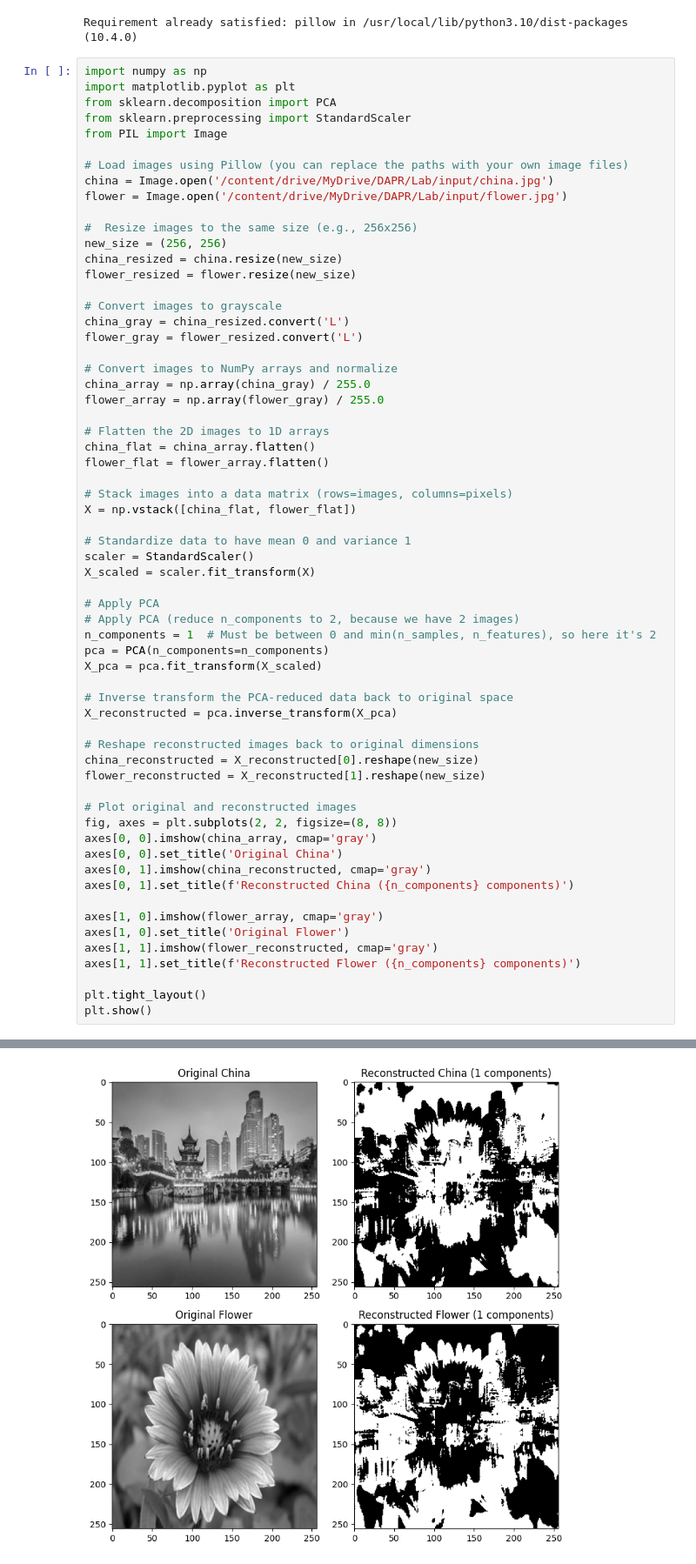
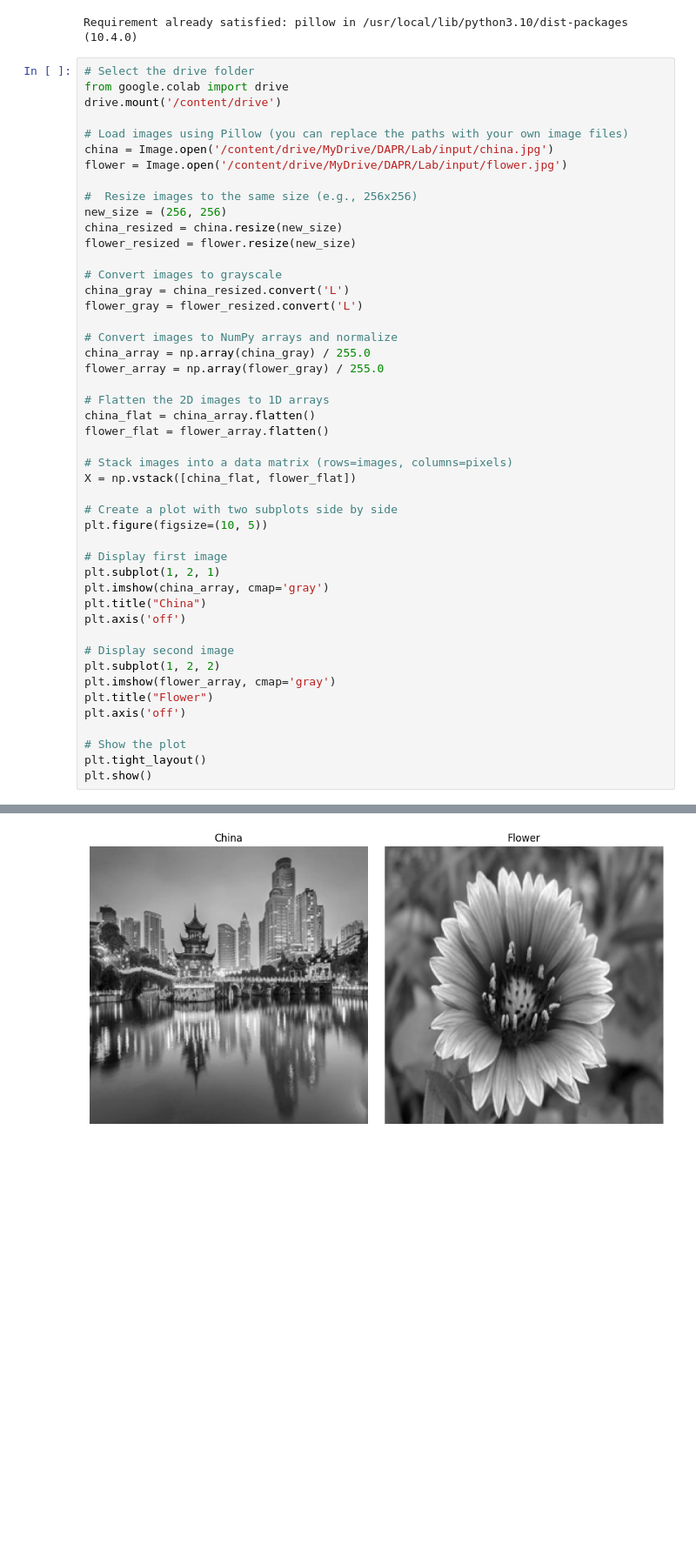
Before and after one commit to xtianu/temporal_DAPR, a Jupyter notebook: Example_1_PCA_on_Images.ipynb, the cells around one changed output, grey strips where cells are left out. Shown: that part at 87% size. Cells and saved outputs as stored; diff of their text form; blank space fills up the shorter version.

```diff
--- a/Example_1_PCA_on_Images.ipynb
+++ b/Example_1_PCA_on_Images.ipynb
@@ -19,11 +15,9 @@ pip install pillow
 # %% [output]
 Requirement already satisfied: pillow in /usr/local/lib/python3.10/dist-packages (10.4.0)
 # %%
-import numpy as np
-import matplotlib.pyplot as plt
-from sklearn.decomposition import PCA
-from sklearn.preprocessing import StandardScaler
-from PIL import Image
+# Select the drive folder
+from google.colab import drive
+drive.mount('/content/drive')
 
 # Load images using Pillow (you can replace the paths with your own image files)
 china = Image.open('/content/drive/MyDrive/DAPR/Lab/input/china.jpg')
@@ -49,35 +43,22 @@ flower_flat = flower_array.flatten()
 # Stack images into a data matrix (rows=images, columns=pixels)
 X = np.vstack([china_flat, flower_flat])
 
-# Standardize data to have mean 0 and variance 1
-scaler = StandardScaler()
-X_scaled = scaler.fit_transform(X)
+# Create a plot with two subplots side by side
+plt.figure(figsize=(10, 5))
 
-# Apply PCA
-# Apply PCA (reduce n_components to 2, because we have 2 images)
-n_components = 1  # Must be between 0 and min(n_samples, n_features), so here it's 2
-pca = PCA(n_components=n_components)
-X_pca = pca.fit_transform(X_scaled)
+# Display first image
+plt.subplot(1, 2, 1)
+plt.imshow(china_array, cmap='gray')
+plt.title("China")
+plt.axis('off')
 
-# Inverse transform the PCA-reduced data back to original space
-X_reconstructed = pca.inverse_transform(X_pca)
+# Display second image
+plt.subplot(1, 2, 2)
+plt.imshow(flower_array, cmap='gray')
+plt.title("Flower")
+plt.axis('off')
 
-# Reshape reconstructed images back to original dimensions
-china_reconstructed = X_reconstructed[0].reshape(new_size)
-flower_reconstructed = X_reconstructed[1].reshape(new_size)
-
-# Plot original and reconstructed images
-fig, axes = plt.subplots(2, 2, figsize=(8, 8))
-axes[0, 0].imshow(china_array, cmap='gray')
-axes[0, 0].set_title('Original China')
-axes[0, 1].imshow(china_reconstructed, cmap='gray')
-axes[0, 1].set_title(f'Reconstructed China ({n_components} components)')
-
-axes[1, 0].imshow(flower_array, cmap='gray')
-axes[1, 0].set_title('Original Flower')
-axes[1, 1].imshow(flower_reconstructed, cmap='gray')
-axes[1, 1].set_title(f'Reconstructed Flower ({n_components} components)')
-
+# Show the plot
 plt.tight_layout()
 plt.show()
 # %% [output]
@@ -84 +66 @@ plt.show()
-[figure, old version]
+[figure, new version]
```
Also changed, not shown: parts of 5 cells of this notebook.
